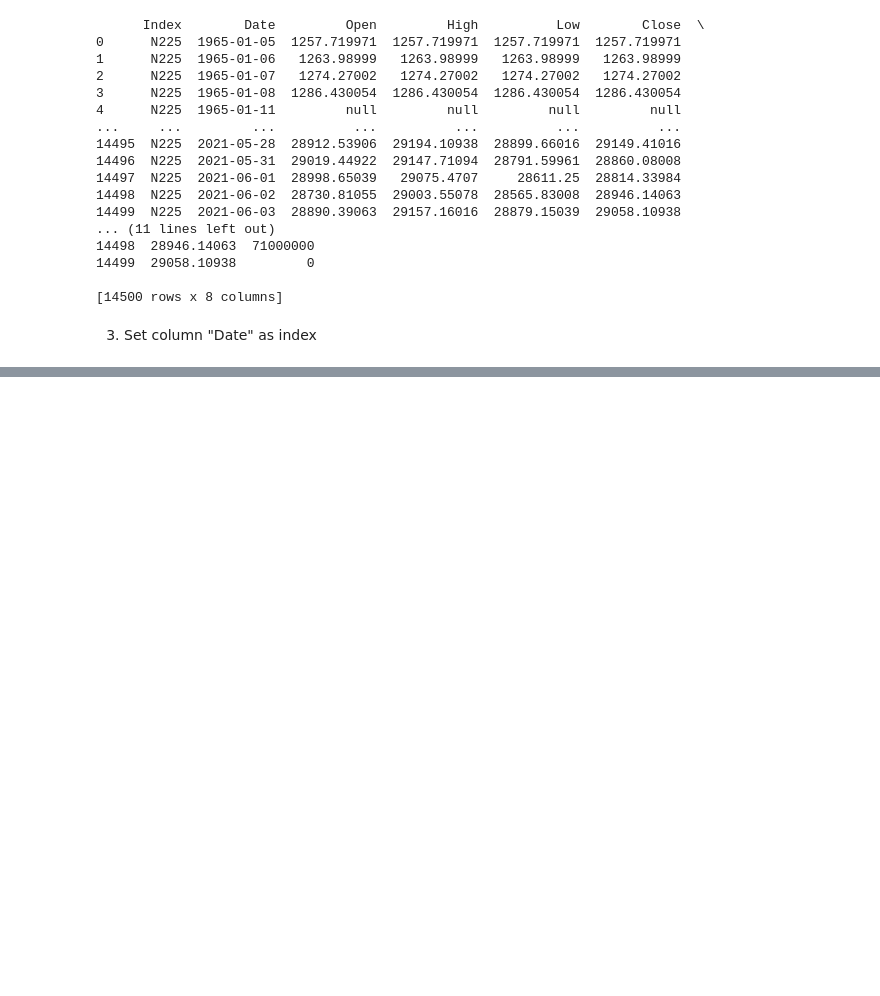
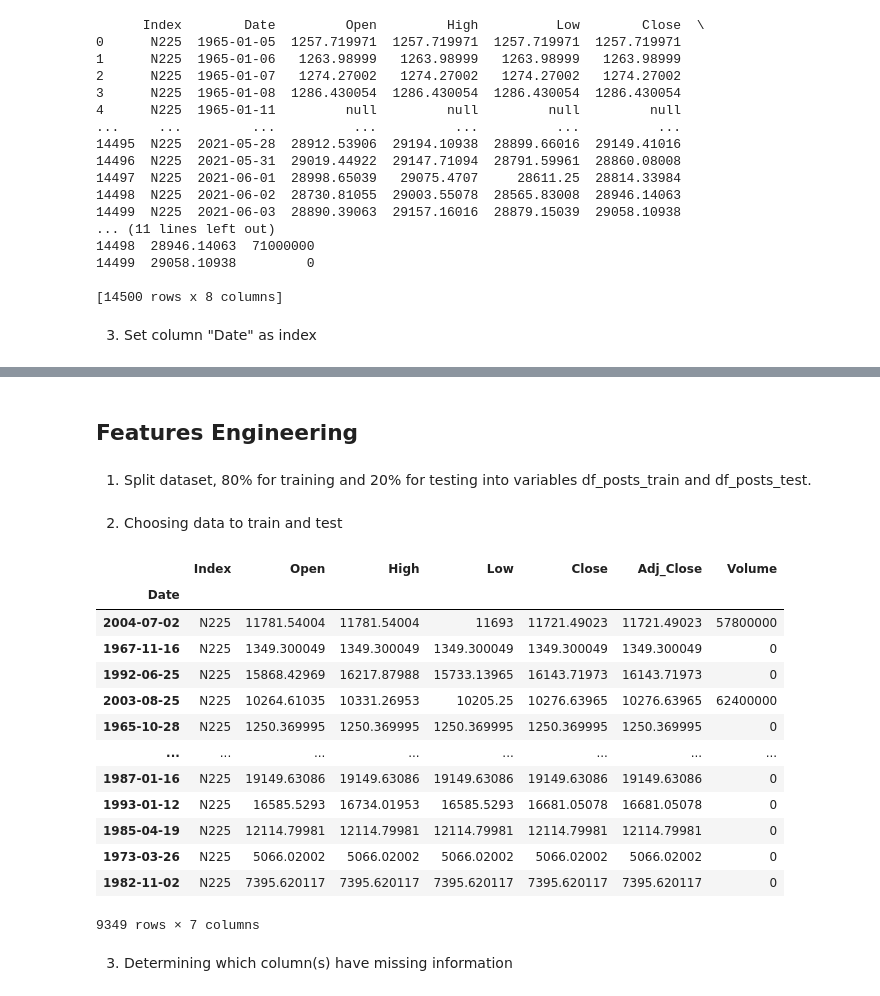
Before and after one commit to SeanEwanDalton/Data-Analytics_Stock_Exchange_Python, a Jupyter notebook: Stock_Analysis_with_Python.ipynb, the cells around one changed output, grey strips where cells are left out. Drawn from its saved outputs; the diff is of its cells as text; code cells hidden in the pictures; blank space fills up the shorter version.

```diff
--- a/Stock_Analysis_with_Python.ipynb
+++ b/Stock_Analysis_with_Python.ipynb
@@ -65,0 +92,8 @@ To conclude, N225's stock value has fluctuated over the 10 year period! If only
+# %%
+#selecting the data via SQL query
+new_query = 'SELECT * FROM `expanded-poet-384708.stock_exchange_data_kaggle.stock_exchange_data` WHERE Index = "N225" AND Date < "2010-01-01" ORDER BY Date'
+
+#creating new variable to be assigned to the data
+df_new_stock = pd.read_gbq(new_query, project_id="expanded-poet-384708")
+
+print(df_new_stock)
@@ -65,0 +120,6 @@ To conclude, N225's stock value has fluctuated over the 10 year period! If only
+# %%
+#Setting the Date column to datetime - a readable date in python
+df_new_stock["Date"] = pd.to_datetime(df_new_stock["Date"])
+
+#Setting the Date column as the index
+df_new_stock = df_new_stock.set_index("Date")
@@ -65,0 +147,4 @@ To conclude, N225's stock value has fluctuated over the 10 year period! If only
+# %% [markdown]
+## Features Engineering
+# %% [markdown]
+1. Split dataset, 80% for training and 20% for testing into variables df_posts_train and df_posts_test.
@@ -65,0 +154,24 @@ To conclude, N225's stock value has fluctuated over the 10 year period! If only
+# %% [markdown]
+2. Choosing data to train and test
+# %%
+#Creating training and testing variables and testing size
+df_new_stock_train, df_new_stock_test = train_test_split(df_new_stock, test_size=0.2)
+
+df_new_stock_train
+# %% [output]
+|  | Index | Open | High | Low | Close | Adj_Close | Volume |
+| Date |  |  |  |  |  |  |  |
+| 2004-07-02 | N225 | 11781.54004 | 11781.54004 | 11693 | 11721.49023 | 11721.49023 | 57800000 |
+| 1967-11-16 | N225 | 1349.300049 | 1349.300049 | 1349.300049 | 1349.300049 | 1349.300049 | 0 |
+| 1992-06-25 | N225 | 15868.42969 | 16217.87988 | 15733.13965 | 16143.71973 | 16143.71973 | 0 |
+| 2003-08-25 | N225 | 10264.61035 | 10331.26953 | 10205.25 | 10276.63965 | 10276.63965 | 62400000 |
+| 1965-10-28 | N225 | 1250.369995 | 1250.369995 | 1250.369995 | 1250.369995 | 1250.369995 | 0 |
+| ... | ... | ... | ... | ... | ... | ... | ... |
+| 1987-01-16 | N225 | 19149.63086 | 19149.63086 | 19149.63086 | 19149.63086 | 19149.63086 | 0 |
+| 1993-01-12 | N225 | 16585.5293 | 16734.01953 | 16585.5293 | 16681.05078 | 16681.05078 | 0 |
+| 1985-04-19 | N225 | 12114.79981 | 12114.79981 | 12114.79981 | 12114.79981 | 12114.79981 | 0 |
+| 1973-03-26 | N225 | 5066.02002 | 5066.02002 | 5066.02002 | 5066.02002 | 5066.02002 | 0 |
+| 1982-11-02 | N225 | 7395.620117 | 7395.620117 | 7395.620117 | 7395.620117 | 7395.620117 | 0 |
+9349 rows × 7 columns
+# %% [markdown]
+3. Determining which column(s) have missing information
```
Also changed, not shown: parts of 40 cells of this notebook.
